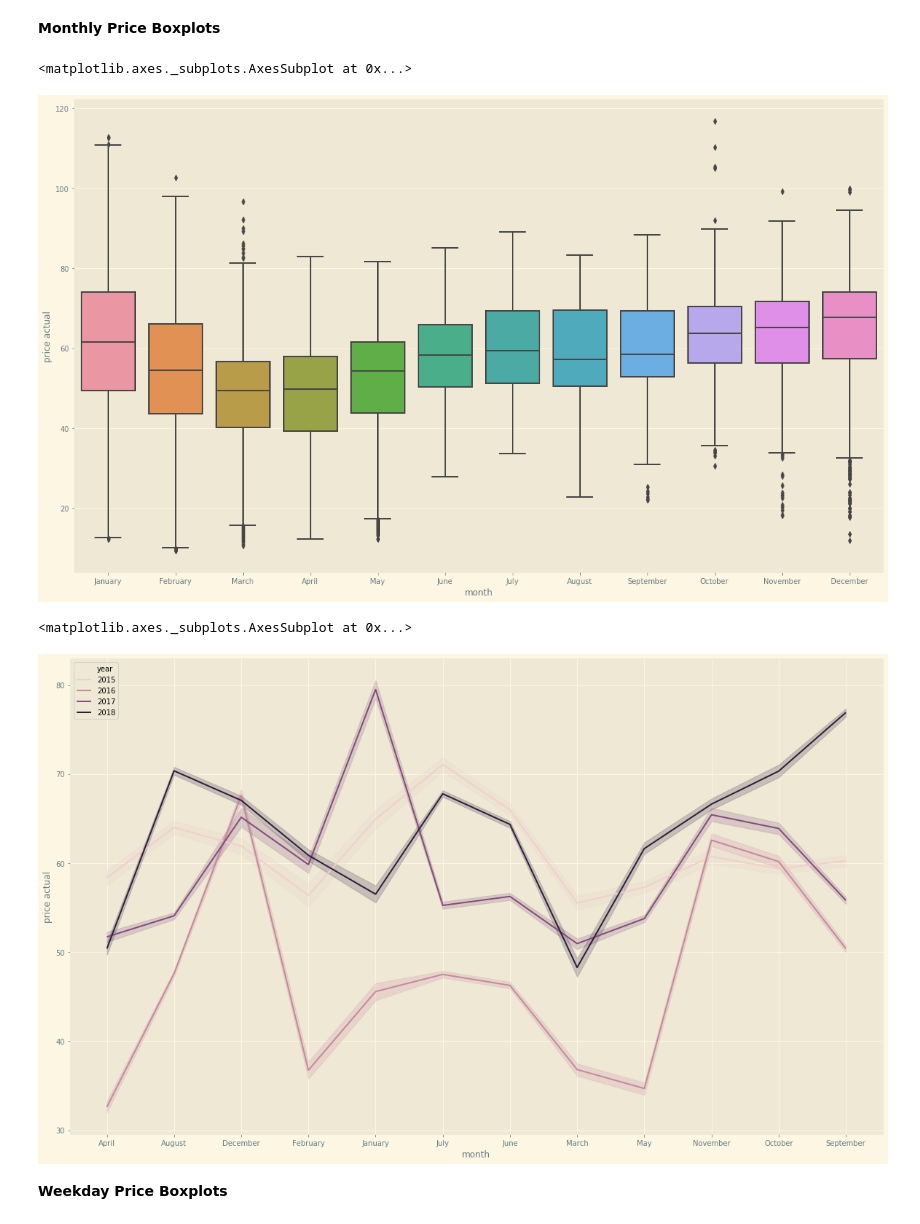
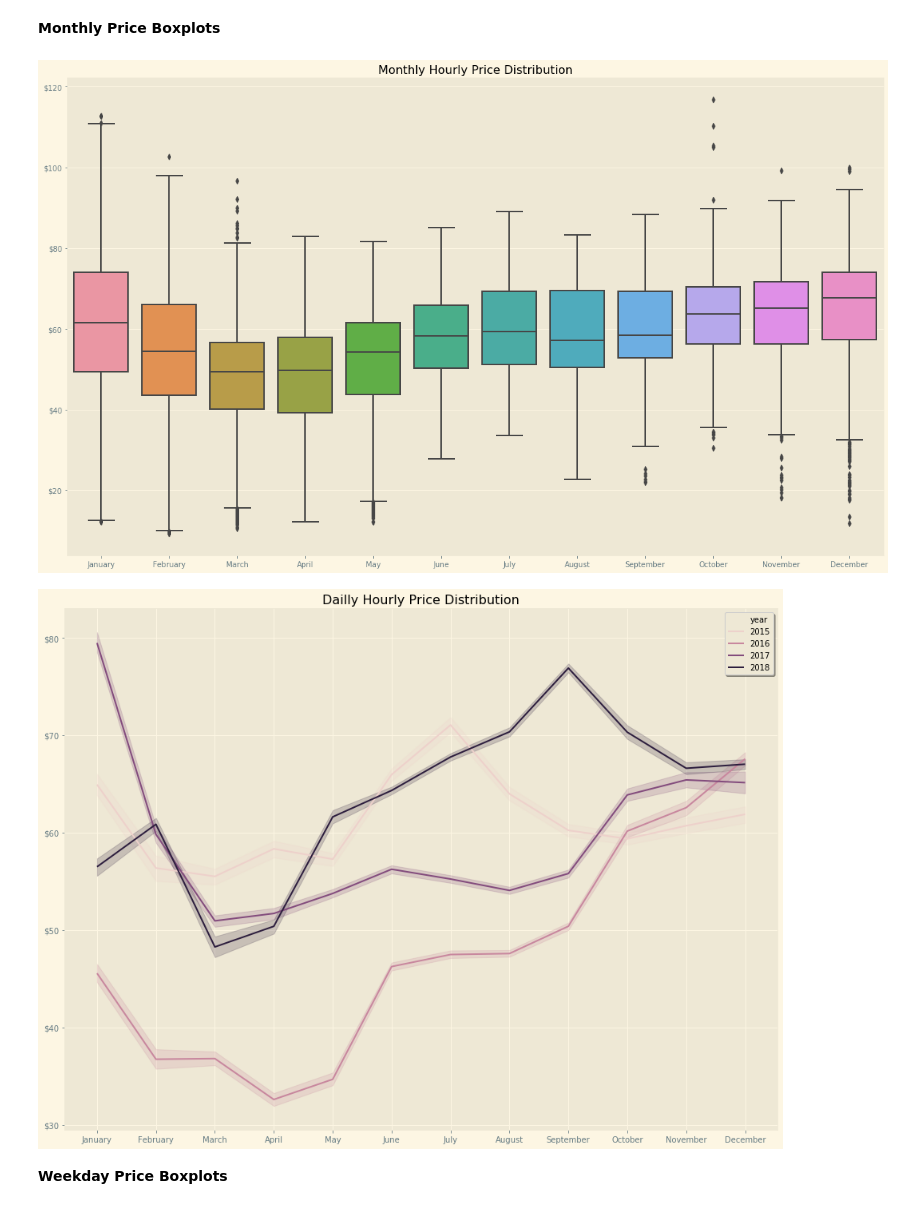
Before and after one commit to KishenSharma6/SpainEnergyAnalysis, a Jupyter notebook: Project Codes/02_Exploratory_Data_Analysis/2020_0620_Energy_Weather_EDA.ipynb, the cells around one changed output. Saved outputs shown, nothing was run; the diff lists cells and outputs as text; code cells hidden in the pictures.

```diff
--- a/Project Codes/02_Exploratory_Data_Analysis/2020_0620_Energy_Weather_EDA.ipynb
+++ b/Project Codes/02_Exploratory_Data_Analysis/2020_0620_Energy_Weather_EDA.ipynb
@@ -25,7 +21,7 @@ pd.set_option("display.max_columns", 101)
 plt.style.use('Solarize_Light2')
 
 #Set path to save visualizations
-viz_path=r'C:\Users\kishe\Documents\Data Science\Projects\Python Projects\In Progress\Spain Hourly Energy Demand and Weather\Visualizations\Exploratory_Data_Analysis'
+viz_path=r'C:\Users\kishe\Documents\Data Science\Projects\Python Projects\In Progress\Spain Hourly Energy Demand and Weather\Visualizations\01_Exploratory_Data_Analysis'
 
 #Surpress warnings
 warnings.filterwarnings('ignore')
@@ -278,11 +269,11 @@ display(price_df.head())
 | 2015-01-01 03:00:00 | 59.32 | 2015-01-01 | 03:00:00 |
 | 2015-01-01 04:00:00 | 56.04 | 2015-01-01 | 04:00:00 |
 # %%
-#Extract Year,Month,weekday and add an is_weekend/is_evening flags as well
+#Extract Year,Month,weekday
 price_df['year'] = price_df.date.dt.year
 price_df['month'] = price_df.date.dt.month_name()
 price_df['weekday'] = price_df.date.dt.day_name()
-price_df['is_weekend?'] = price_df.weekday.apply(lambda x: True if (x == 'Saturday')|(x=='Sunday') else False)
 
+#Check
 display(price_df.head())
 # %% [output]
@@ -302,18 +293,35 @@ f, ax = plt.subplots(figsize = (20,12))
 #Plot data
 sns.boxplot(x = 'month', y=price_df['price actual'],
             data = price_df, ax = ax)
+
+###Set plot aesthetics###
+ax.set_title('Monthly Hourly Price Distribution')
+ax.set_xlabel('')
+ax.set_ylabel('')
+ax.get_yaxis().set_major_formatter(plt.FuncFormatter(lambda x, loc: "${:}".format(int(x))))
+
+#Save fig
+plt.savefig(viz_path + '/Monthly_Boxplots.png',bbox_inches='tight')
 # %% [output]
-<matplotlib.axes._subplots.AxesSubplot at 0x...>
-[figure, old version]
+[figure, new version]
 # %%
 #Set figure
-f, ax = plt.subplots(figsize = (20,12))
+f, ax = plt.subplots(figsize = (16,12))
 
 #Plot Data
-sns.lineplot(x= 'month', y ='price actual', hue = 'year',data = price_df, ax=ax)
+sns.lineplot(x= 'month', y ='price actual', hue = 'year',data = price_df,sort = False, ax=ax)
+
+###Set plot aesthetics###
+ax.set_title('Dailly Hourly Price Distribution')
+ax.set_xlabel('')
+ax.set_ylabel('')
+ax.get_yaxis().set_major_formatter(plt.FuncFormatter(lambda x, loc: "${:}".format(int(x))))
+ax.legend(frameon =True, shadow = True)
+
+#Save Figure
+plt.savefig(viz_path + '/Yearly_Lineplots.png',bbox_inches='tight')
 # %% [output]
-<matplotlib.axes._subplots.AxesSubplot at 0x...>
-[figure, old version]
+[figure, new version]
 # %% [markdown]
 **Weekday Price Boxplots**
 # %%
```
Also changed, not shown: parts of 12 cells of this notebook.
